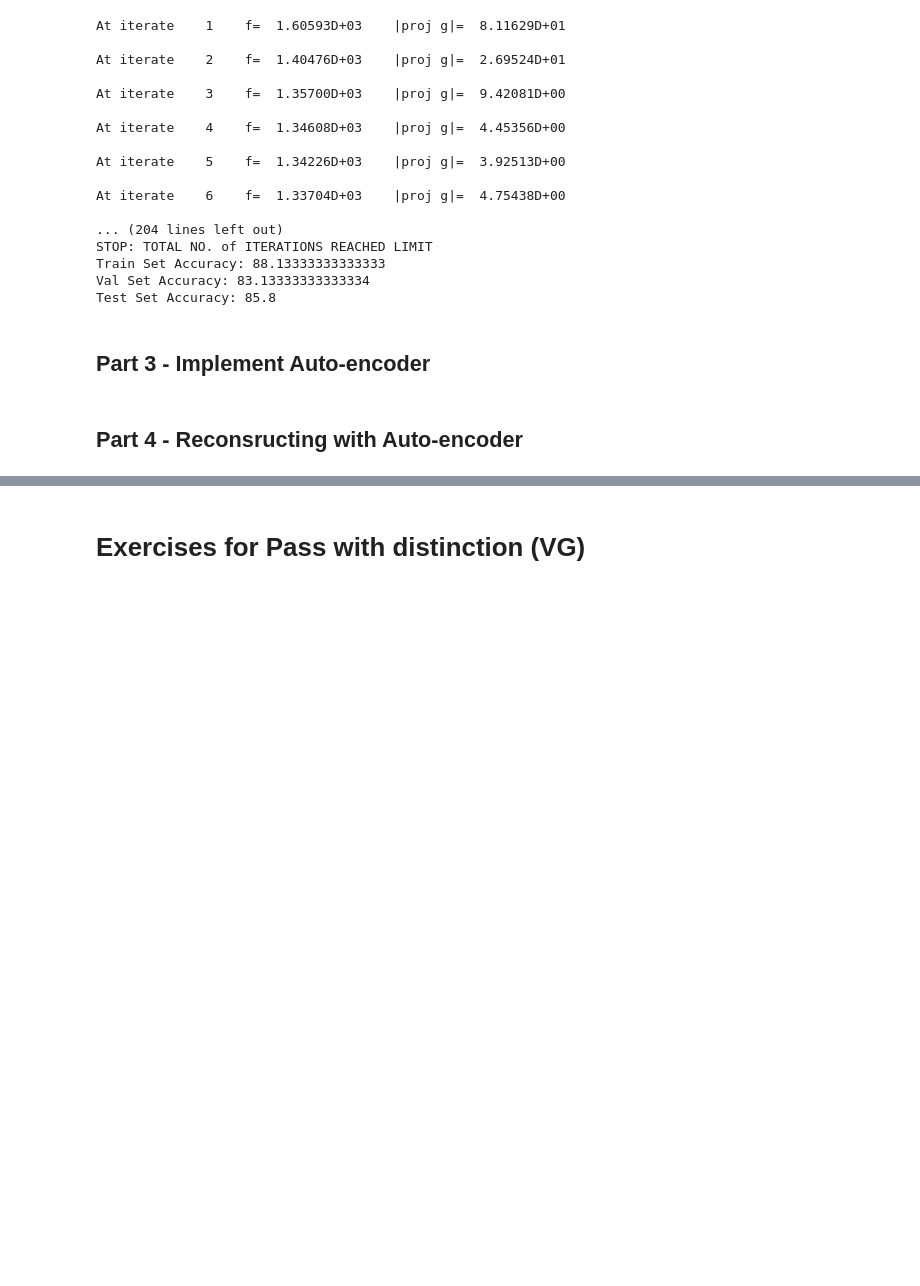
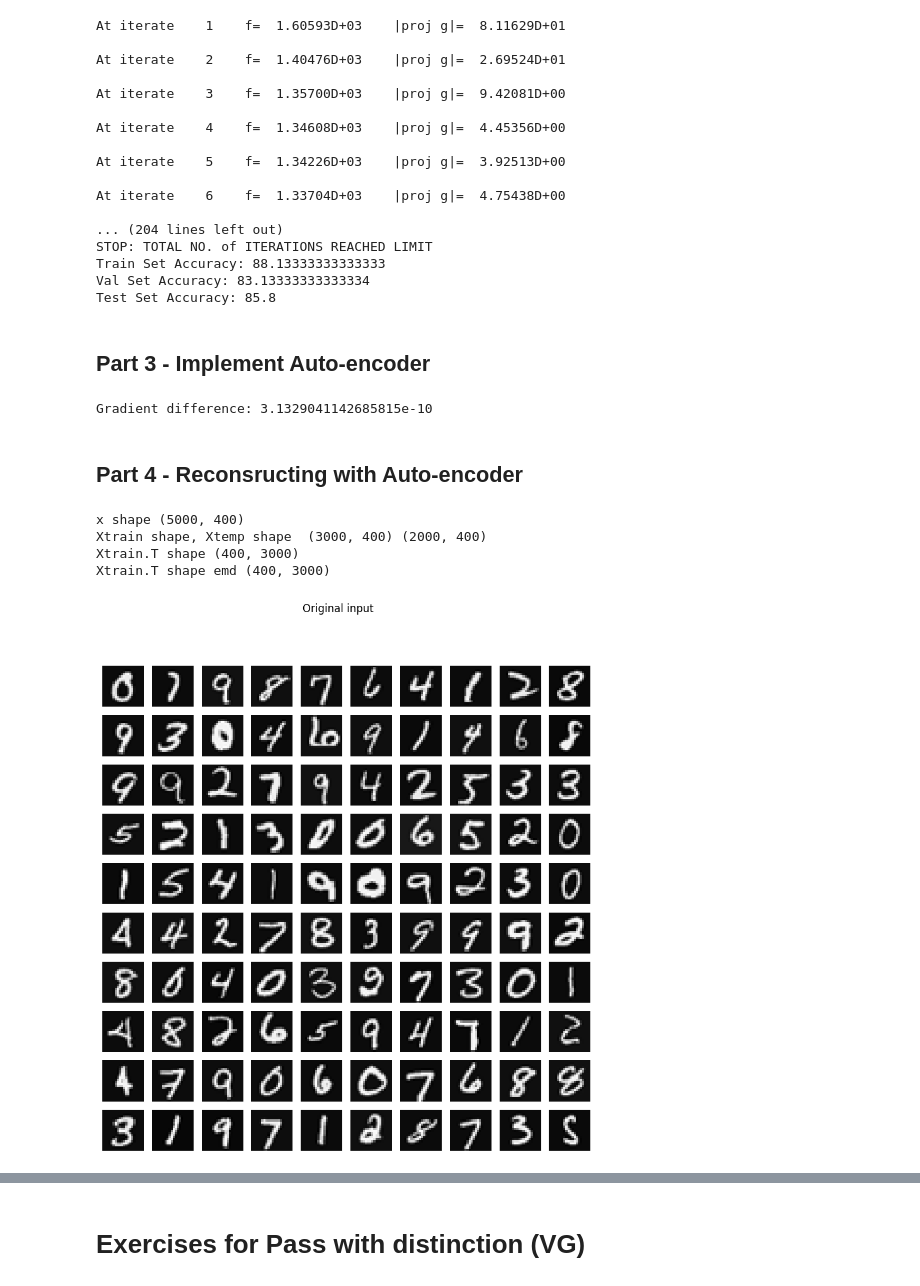
Before and after one commit to Mormert/MachineLearningLabs, a Jupyter notebook: lab3/python/lab3.ipynb, the cells around one changed output, grey strips where cells are left out. Drawn from its saved outputs; the diff is of its cells as text; code cells hidden in the pictures; blank space fills up the shorter version.

```diff
--- a/lab3/python/lab3.ipynb
+++ b/lab3/python/lab3.ipynb
@@ -236,8 +236,27 @@ def cost_autoencoder(theta, theta_size, X):
 
     W1, W2, b1, b2 = theta_to_params(theta, theta_size)
 
+    # We expect the input to be equal to output, we thus use X as the output and input for the training.
+    y_mat = X
+
     # =============== Your code here ============================
     # You can copy the code from cost_neural_network and work from there
+    z2 = np.dot(W1, X) + b1
+    a2 = sigmoid(z2)
+    z3 = np.dot(W2, a2) + b2
+    a3 = sigmoid(z3)
+
+    J = np.sum(0.5 * np.sum((a3 - y_mat) ** 2))
+
+    # Calculate delta error terms
+    delta3 = (a3 - y_mat) * a3 * (1 - a3)
+    delta2 = np.dot(W2.T, delta3) * a2 * (1 - a2)
+
+    # Calculate gradients
+    gradW2 = np.dot(delta3, a2.T)
+    gradW1 = np.dot(delta2, X.T)
+    gradb2 = np.sum(delta3, axis=1)
+    gradb1 = np.sum(delta2, axis=1)
 
     # ============================================================
 
@@ -260,6 +279,8 @@ numGrad = check_gradient(lambda p: cost_autoencoder(p, theta_size, X)[0], theta)
 diff = np.linalg.norm(numGrad - grad) / np.linalg.norm(numGrad + grad)
 
 print("Gradient difference:", diff)
+# %% [output]
+Gradient difference: 3.1329041142685815e-10
 # %% [markdown]
 ## Part 4 - Reconsructing with Auto-encoder
 # %%
@@ -289,8 +310,8 @@ print("Xtrain shape, Xtemp shape ", Xtrain.shape,Xtemp.shape)
 # Decide a value for number of hidden units in the auto-encoder, num_hid,
 # and the number of training iterations, num_iter.
 # Try different values until you get good results
-num_hid = 10
-num_iter = 10
+num_hid = 35
+num_iter = 8000
 
 num_vis = Xtrain.shape[1]
 theta, theta_size = init_nn_parameters(num_vis, num_hid, num_vis)
@@ -299,32 +320,46 @@ print("Xtrain.T shape", Xtrain.shape)
 
 # Train the auto-encoder
 cost_function = lambda p: cost_autoencoder(p, theta_size, Xtrain)
 # use an optimizing function to get the optimal thetas
-result = minimize(fun=cost_function, x0=theta, method='L-BFGS-B', jac=True, options={'maxiter': num_iter, 'disp': True})
+result = minimize(fun=cost_function, x0=theta, method='L-BFGS-B', jac=True, options={'maxiter': num_iter, 'disp': False})
 opt_theta = result.x
 
 # =============== Your code here ============================
 # Feedforward the training data on the trained auto-encoder to get the output layer Xrec.
 # You can use the function theta_to_params to get W1, W2, b1, b2 from opt_theta and theta_size
 
-Xrec = ...
+W1, W2, b1, b2 = theta_to_params(opt_theta, theta_size)
+
+
+z2 = np.dot(W1, Xtrain) + b1
+a2 = sigmoid(z2)
+z3 = np.dot(W2, a2) + b2
+a3 = sigmoid(z3)
+
+Xrec = a3
 
 # ============================================================
 
 
 # Plot 10x10 images from the original data and the reconstructed data
 def display_data(data, title):
     fig, axarr = plt.subplots(10, 10, figsize=(10, 10))
     for i in range(10):
         for j in range(10):
             axarr[i, j].imshow(data[:, i * 10 + j].reshape(20, 20).T, cmap='gray')
             axarr[i, j].axis('off')
     plt.suptitle(title)
     plt.show()
 
 # Display original images
 print("Xtrain.T shape emd", Xtrain.shape)
 display_data(Xtrain, 'Original input')
 
 # Display reconstructed images
 display_data(Xrec, 'Reconstructions')
+# %% [output]
+x shape (5000, 400)
+Xtrain shape, Xtemp shape  (3000, 400) (2000, 400)
+Xtrain.T shape (400, 3000)
+Xtrain.T shape emd (400, 3000)
+[figure, added]
```
Also changed, not shown: parts of 3 cells of this notebook.
